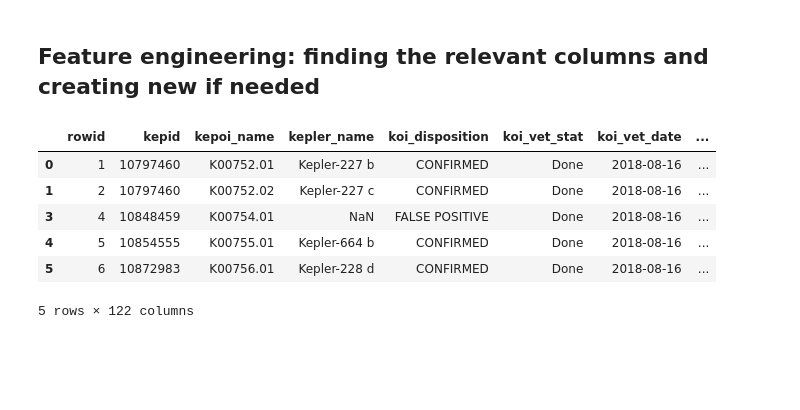
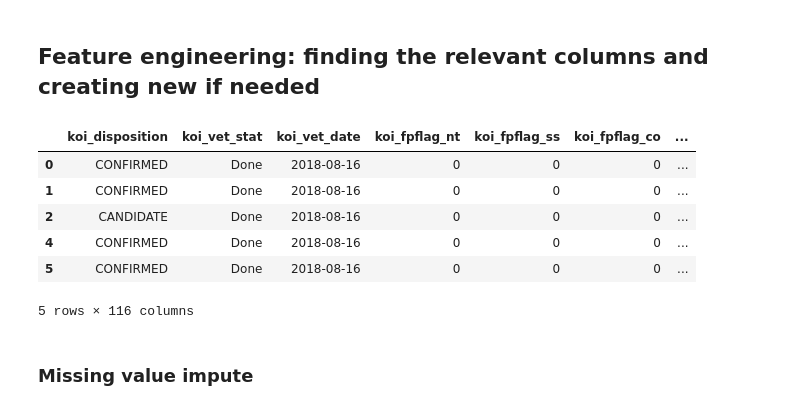
Before and after one commit to matildafroste/xoxoplanet-nasa2025, a Jupyter notebook: read_data_ex.ipynb, the cells around one changed output. Drawn from its saved outputs; the diff is of its cells as text; code cells hidden in the pictures; blank space fills up the shorter version.

```diff
--- a/read_data_ex.ipynb
+++ b/read_data_ex.ipynb
@@ -3,4 +3,13 @@
 # %%
 import pandas as pd
 
-df_orig = pd.read_csv('datasets/KOI_2025.10.03_07.23.34.csv', skiprows=144)
+big_KOI_data = True
+if big_KOI_data:
+    path = 'datasets/KOI_cumulative.csv'
+    skiprow_nr = 53
+else:
+    path = "datasets/KOI_2025.10.03_07.23.34.csv"
+    skiprow_nr = 144
+
+df_orig = pd.read_csv(path, skiprows=skiprow_nr)
+df_orig.head()
@@ -42,5 +54,13 @@ for col in df.columns:
 #### Remove specified columns
 # %%
 # Remove columns not for model
-
-columns_to_remove = ["rowid", "kepid", "kepoi_name", "kepler_name", "koi_pdisposition", "koi_score"]
+# Below if full
+if big_KOI_data:
+    columns_to_remove = ["rowid", "kepid", "kepoi_name", "kepler_name", "koi_pdisposition", "koi_score",
+                        "koi_tce_delivname" # maybe not to delete!
+                        ]
+else:
+    # Below if cumulative
+    columns_to_remove = ["loc_rowid", "kepid", "kepoi_name", "kepler_name", "koi_pdisposition", "koi_score",
+                        "koi_tce_delivname" # maybe not to delete!
+                     ]
@@ -95,6 +83,13 @@ label_B = "CANDIDATE"
 # Step 1: Filter out FP
 df_rem_filtered = df_rem[df_rem['koi_disposition'].isin([label_A, label_B])].copy()
 
+if label_B=="FALSE POSITIVE":
+    # remove all columns with false positive flags (flg somewhere in column name)
+    fp_cols = [col for col in df_rem_filtered.columns if "fpflag" in col.lower()]
+    if fp_cols:
+        df_rem_filtered = df_rem_filtered.drop(columns=fp_cols)
+        print(f"Dropped fpflag columns: {fp_cols}")
+
 print("Remaining dispositions:\n", df_rem_filtered['koi_disposition'].value_counts())
 # %% [output]
 Remaining dispositions:
@@ -104,0 +110,6 @@ Name: count, dtype: int64
+# %%
+from sklearn.preprocessing import LabelEncoder
+
+df_binary = df_rem_filtered.copy()
+le = LabelEncoder()
+df_binary['label'] = le.fit_transform(df_binary['koi_disposition'])
@@ -224,12 +273,14 @@ Name: count, dtype: int64
 # %% [markdown]
 ## Feature engineering: finding the relevant columns and creating new if needed
 # %%
-df_filtered.head()
+df_binary.head()
 # %% [output]
-|  | rowid | kepid | kepoi_name | kepler_name | koi_disposition | koi_vet_stat | koi_vet_date | ... |
-| 0 | 1 | 10797460 | K00752.01 | Kepler-227 b | CONFIRMED | Done | 2018-08-16 | ... |
-| 1 | 2 | 10797460 | K00752.02 | Kepler-227 c | CONFIRMED | Done | 2018-08-16 | ... |
-| 3 | 4 | 10848459 | K00754.01 | NaN | FALSE POSITIVE | Done | 2018-08-16 | ... |
-| 4 | 5 | 10854555 | K00755.01 | Kepler-664 b | CONFIRMED | Done | 2018-08-16 | ... |
-| 5 | 6 | 10872983 | K00756.01 | Kepler-228 d | CONFIRMED | Done | 2018-08-16 | ... |
+|  | koi_disposition | koi_vet_stat | koi_vet_date | koi_fpflag_nt | koi_fpflag_ss | koi_fpflag_co | ... |
+| 0 | CONFIRMED | Done | 2018-08-16 | 0 | 0 | 0 | ... |
+| 1 | CONFIRMED | Done | 2018-08-16 | 0 | 0 | 0 | ... |
+| 2 | CANDIDATE | Done | 2018-08-16 | 0 | 0 | 0 | ... |
+| 4 | CONFIRMED | Done | 2018-08-16 | 0 | 0 | 0 | ... |
+| 5 | CONFIRMED | Done | 2018-08-16 | 0 | 0 | 0 | ... |
-5 rows × 122 columns
+5 rows × 116 columns
+# %% [markdown]
+### Missing value impute
```
Also changed, not shown: parts of 20 cells of this notebook, 3 other files.
